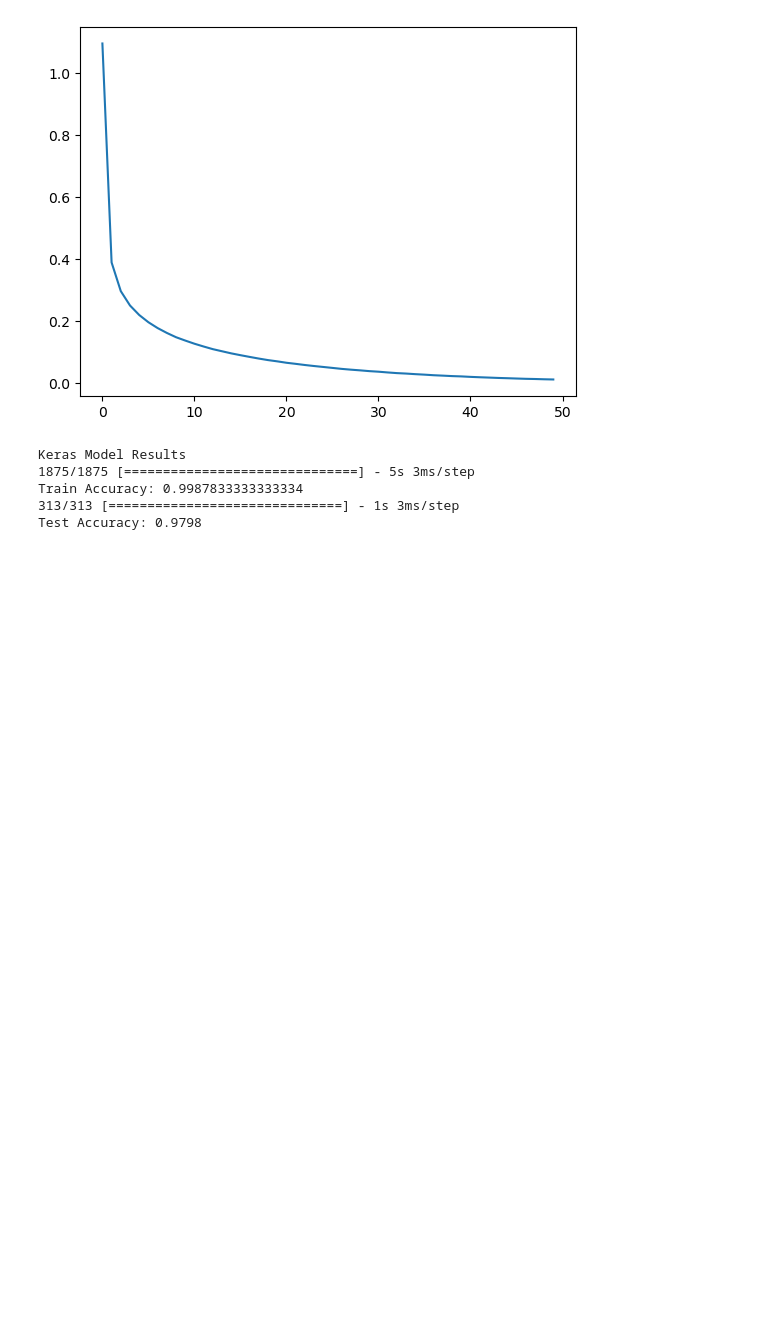
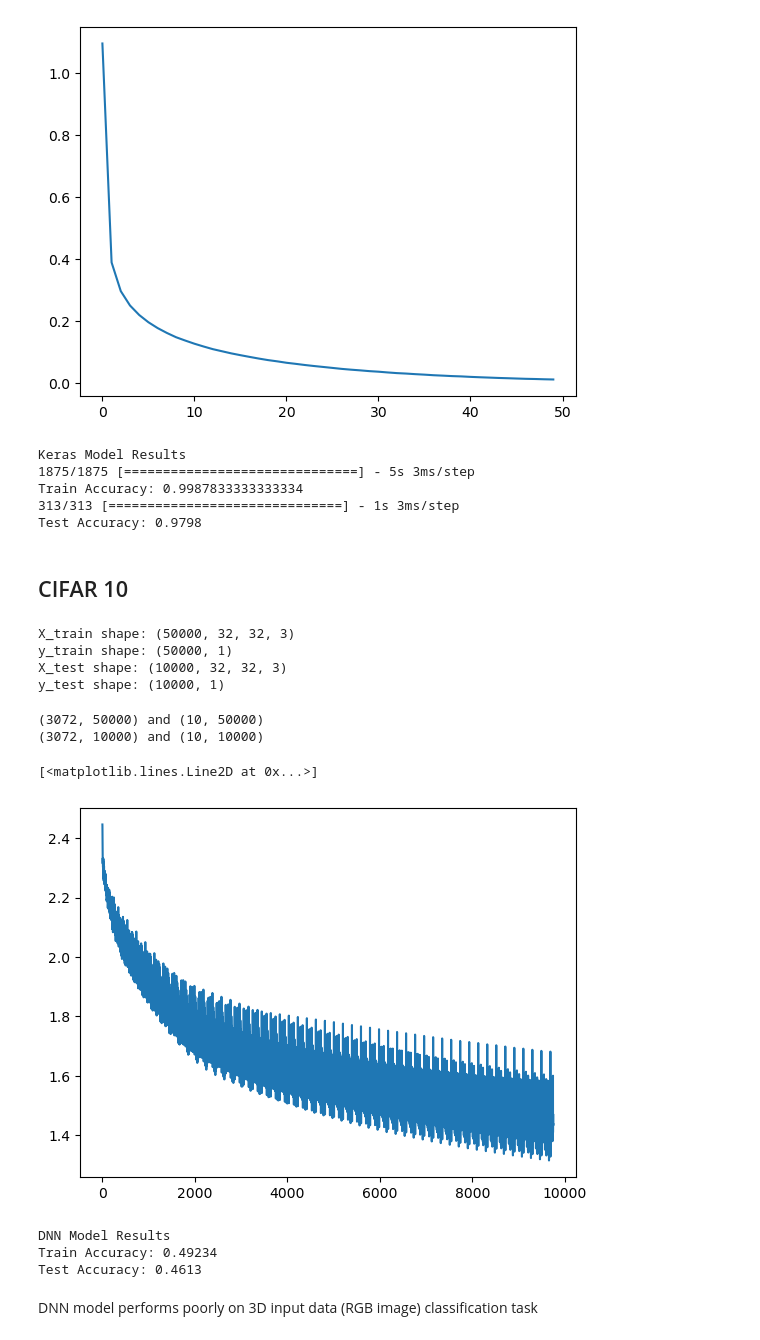
Before and after one commit to enesozeren/machine_learning_from_scratch, a Jupyter notebook: neural_networks/modelling_examples.ipynb, the cells around one changed output. Saved outputs shown, nothing was run; the diff lists cells and outputs as text; code cells hidden in the pictures; blank space fills up the shorter version.

Commit message:
cifar10 training is added for dnn

```diff
--- a/neural_networks/modelling_examples.ipynb
+++ b/neural_networks/modelling_examples.ipynb
@@ -386,3 +386,71 @@ Keras Model Results
 Train Accuracy: 0.9987833333333334
 313/313 [==============================] - 1s 3ms/step
 Test Accuracy: 0.9798
+# %% [markdown]
+## CIFAR 10
+# %%
+(X_train, Y_train), (X_test, Y_test) = cifar10.load_data()
+
+print(f"X_train shape: {X_train.shape}")
+print(f"y_train shape: {Y_train.shape}")
+print(f"X_test shape: {X_test.shape}")
+print(f"y_test shape: {Y_test.shape}")
+# %% [output]
+X_train shape: (50000, 32, 32, 3)
+y_train shape: (50000, 1)
+X_test shape: (10000, 32, 32, 3)
+y_test shape: (10000, 1)
+# %%
+# Convert to one-hot encoding
+Y_train_encoded = to_categorical(Y_train, num_classes=len(np.unique(Y_train)))
+Y_test_encoded = to_categorical(Y_test, num_classes=len(np.unique(Y_test)))
+
+X_train = X_train.reshape(X_train.shape[0], -1)
+X_test = X_test.reshape(X_test.shape[0], -1)
+
+# Standardize Pixel values
+X_train_std = X_train / 255.0
+X_test_std  = X_test / 255.0
+
+# Reshaping inputs for the our model
+X_train_std = X_train_std.T
+Y_train_encoded = Y_train_encoded.T
+Y_train = Y_train.T
+
+X_test_std = X_test_std.T
+Y_test_encoded = Y_test_encoded.T
+Y_test = Y_test.T
+
+print(f"{X_train_std.shape} and {Y_train_encoded.shape}")
+print(f"{X_test_std.shape} and {Y_test_encoded.shape}")
+# %% [output]
+(3072, 50000) and (10, 50000)
+(3072, 10000) and (10, 10000)
+# %%
+# DNN Model
+model = DNN(binary_classification=False)
+model.train(X_train=X_train_std, Y_train=Y_train_encoded, layer_dims=[3072, 1000, 500, 100, 20], minibatch_size=256, epoch=50)
+# %%
+# DNN Model Loss Function Improvement Check
+plt.plot(model.cost_during_training)
+# %% [output]
+[<matplotlib.lines.Line2D at 0x...>]
+[figure, added]
+# %%
+print("DNN Model Results")
+
+preds = model.predict(X_train_std)
+pred_labels = np.argmax(preds, axis=0, keepdims=True)
+train_accuracy = np.sum(pred_labels == Y_train) / Y_train.shape[1]
+print(f"Train Accuracy: {train_accuracy}")
+
+preds = model.predict(X_test_std)
+pred_labels = np.argmax(preds, axis=0, keepdims=True)
+test_accuracy = np.sum(pred_labels == Y_test) / Y_test.shape[1]
+print(f"Test Accuracy: {test_accuracy}")
+# %% [output]
+DNN Model Results
+Train Accuracy: 0.49234
+Test Accuracy: 0.4613
+# %% [markdown]
+DNN model performs poorly on 3D input data (RGB image) classification task
```
Also changed, not shown: parts of 1 cell of this notebook.
